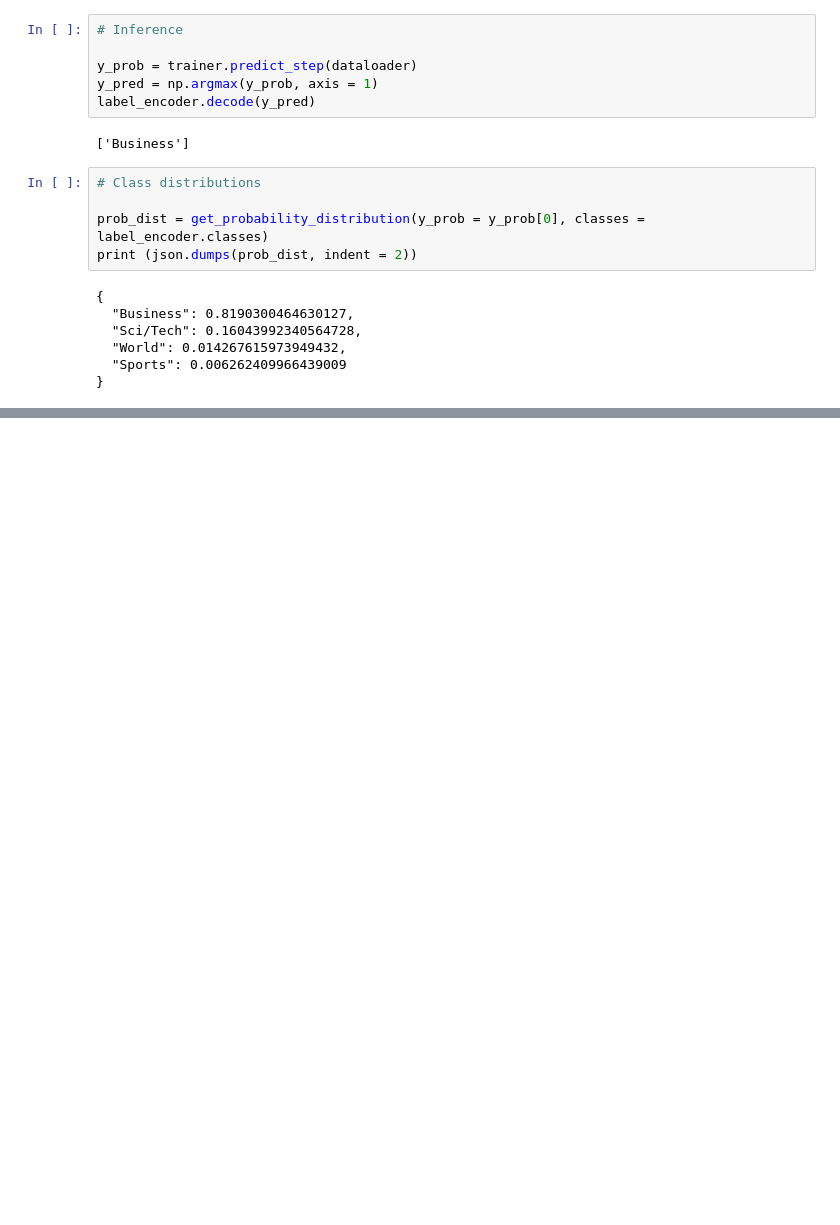
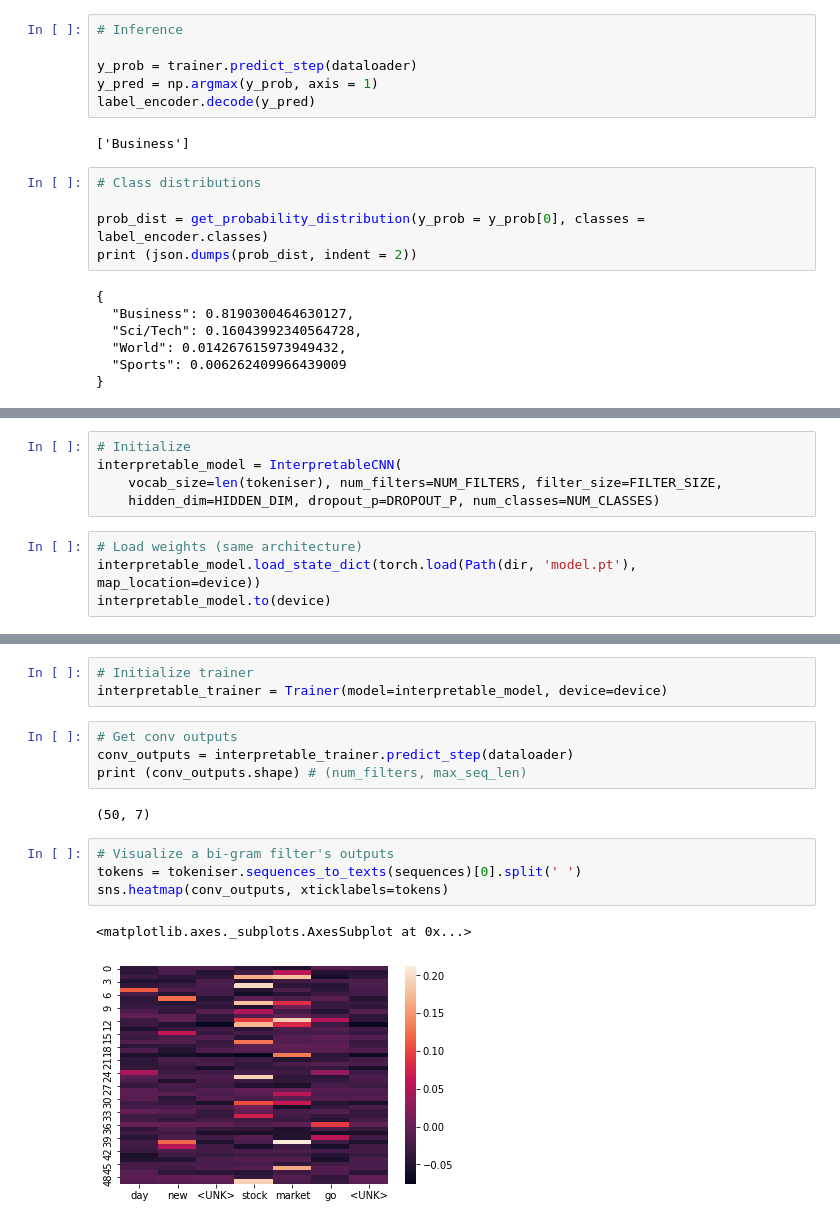
Before and after one commit to Otobi1/Back-to-Basics-A-Refresher-, a Jupyter notebook: Back_to_Basics_CNNs.ipynb, the cells around one changed output, grey strips where cells are left out. Cells and saved outputs as stored; diff of their text form; blank space fills up the shorter version.

```diff
--- a/Back_to_Basics_CNNs.ipynb
+++ b/Back_to_Basics_CNNs.ipynb
@@ -943,0 +987,9 @@ print (json.dumps(prob_dist, indent = 2))
+# %%
+# Initialize
+interpretable_model = InterpretableCNN(
+    vocab_size=len(tokeniser), num_filters=NUM_FILTERS, filter_size=FILTER_SIZE,
+    hidden_dim=HIDDEN_DIM, dropout_p=DROPOUT_P, num_classes=NUM_CLASSES)
+# %%
+# Load weights (same architecture)
+interpretable_model.load_state_dict(torch.load(Path(dir, 'model.pt'), map_location=device))
+interpretable_model.to(device)
@@ -943,0 +1004,16 @@ print (json.dumps(prob_dist, indent = 2))
+# %%
+# Initialize trainer
+interpretable_trainer = Trainer(model=interpretable_model, device=device)
+# %%
+# Get conv outputs
+conv_outputs = interpretable_trainer.predict_step(dataloader)
+print (conv_outputs.shape) # (num_filters, max_seq_len)
+# %% [output]
+(50, 7)
+# %%
+# Visualize a bi-gram filter's outputs
+tokens = tokeniser.sequences_to_texts(sequences)[0].split(' ')
+sns.heatmap(conv_outputs, xticklabels=tokens)
+# %% [output]
+<matplotlib.axes._subplots.AxesSubplot at 0x...>
+[figure, added]
```
Also changed, not shown: parts of 3 cells of this notebook.
